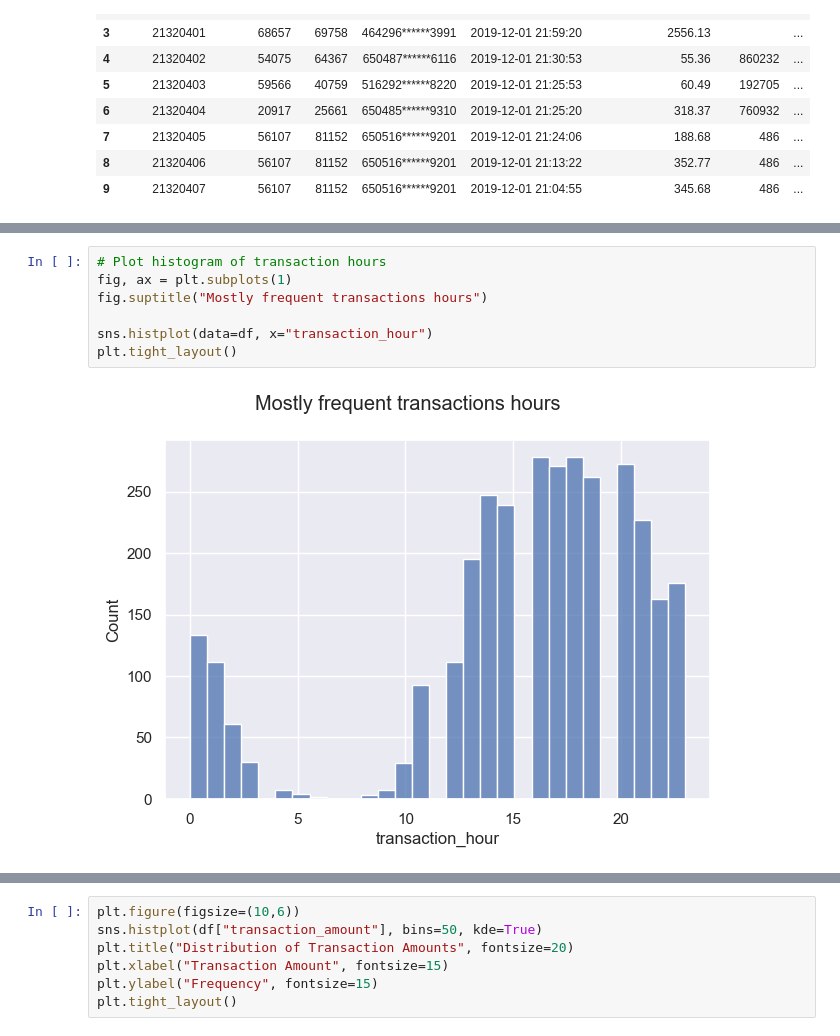
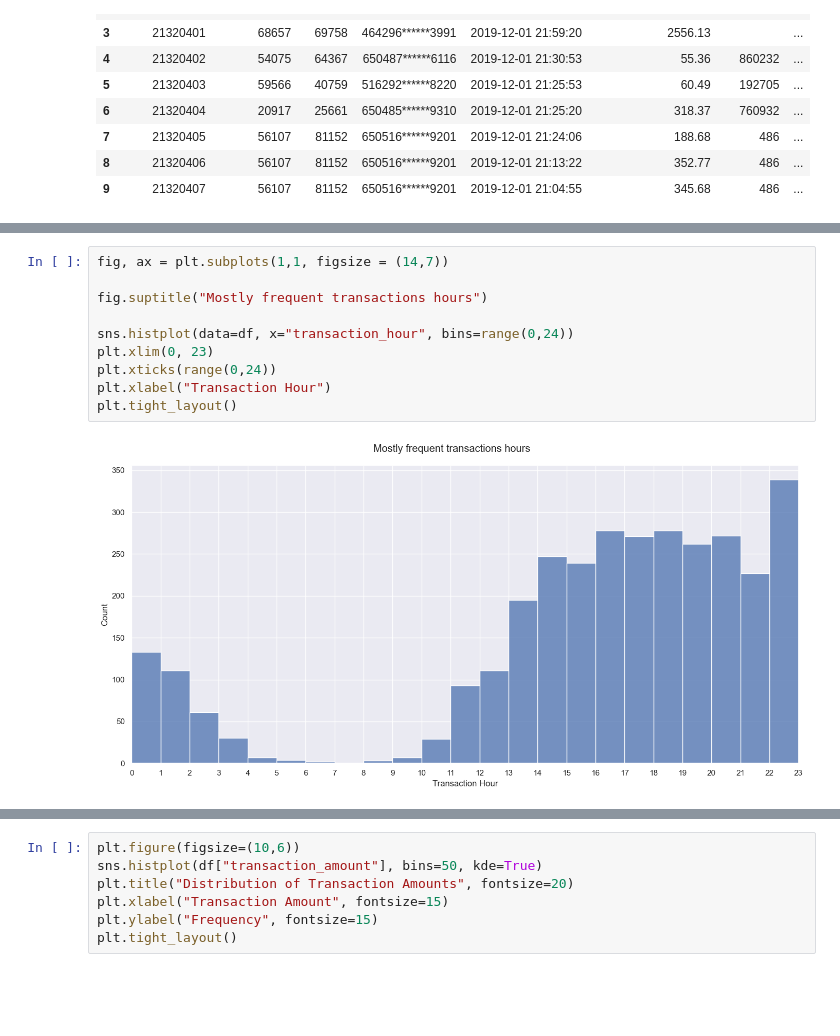
Before and after one commit to rehpires/Risk-analyst-case, a Jupyter notebook: Transactional data.ipynb, the cells around one changed output, grey strips where cells are left out. Cells and saved outputs as stored; diff of their text form; blank space fills up the shorter version.

Commit message:
Updated analysis + Graphs

```diff
--- a/Transactional data.ipynb
+++ b/Transactional data.ipynb
@@ -50,9 +61,12 @@ plt.tight_layout()
 # %%
-# Plot histogram of transaction hours
-fig, ax = plt.subplots(1)
+fig, ax = plt.subplots(1,1, figsize = (14,7))
+
 fig.suptitle("Mostly frequent transactions hours")
 
-sns.histplot(data=df, x="transaction_hour")
+sns.histplot(data=df, x="transaction_hour", bins=range(0,24))
+plt.xlim(0, 23)
+plt.xticks(range(0,24))
+plt.xlabel("Transaction Hour")
 plt.tight_layout()
 # %% [output]
-[figure, old version]
+[figure, new version]
```
Also changed, not shown: parts of 23 cells of this notebook, 1 other file.
